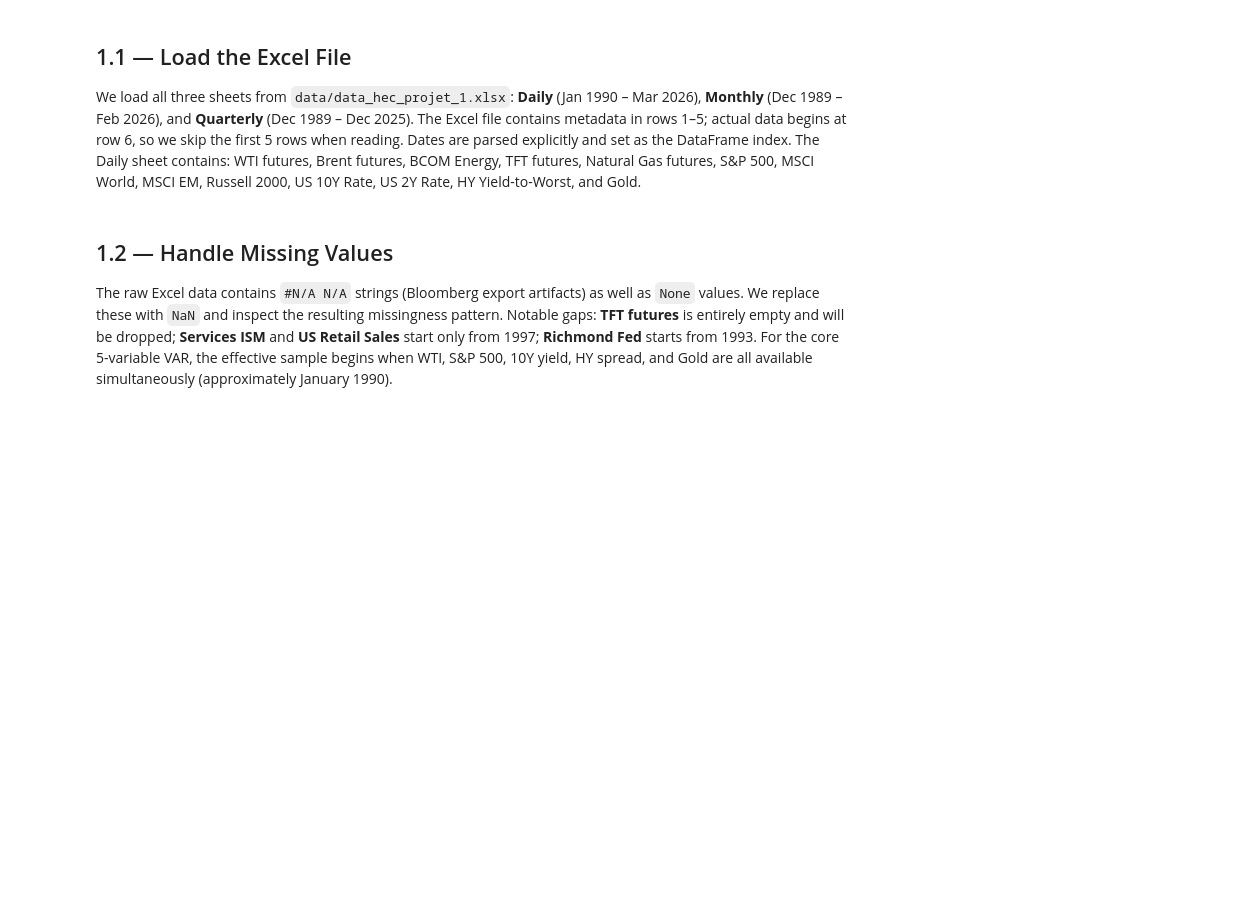
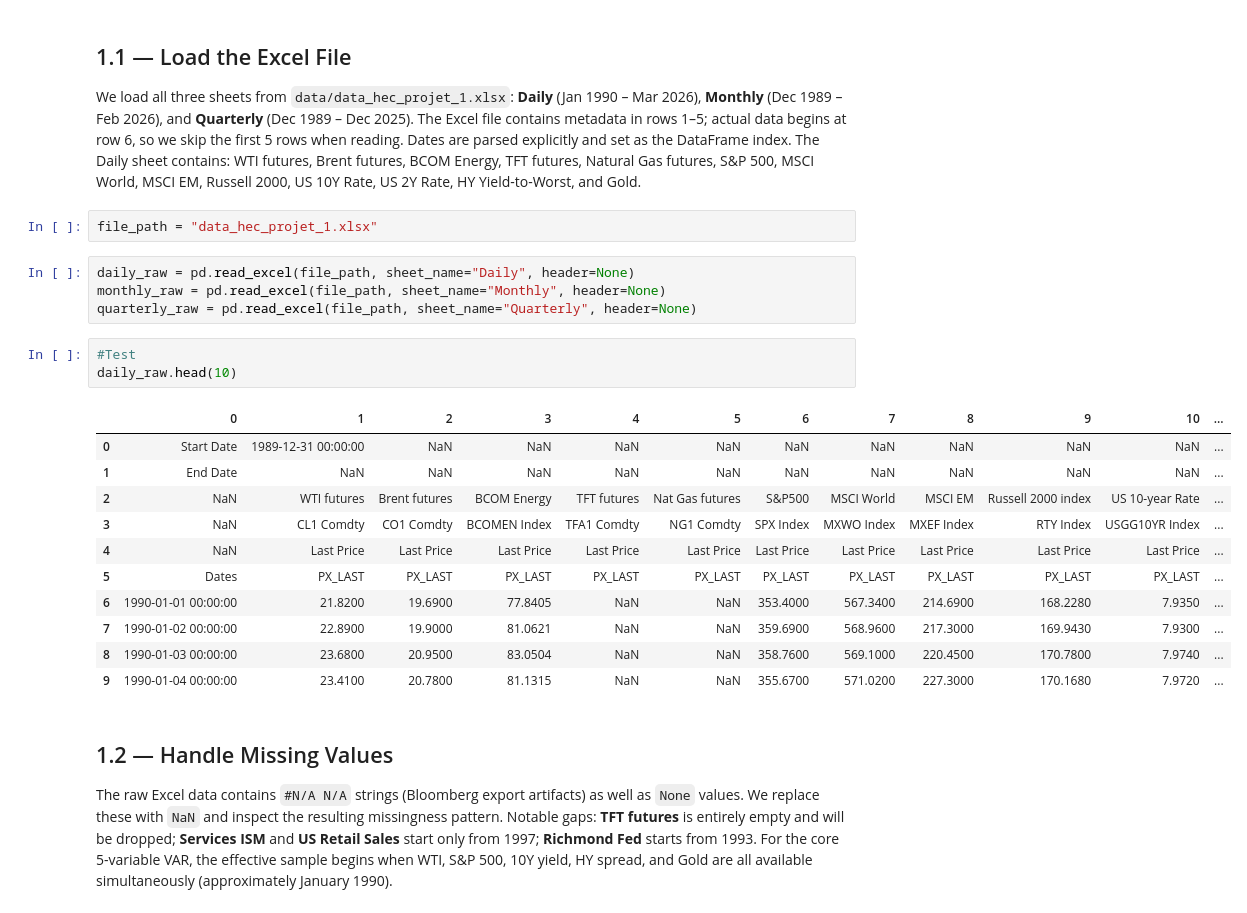
Before and after one commit to Altankaragulle/EMIF_Project_Oil, a Jupyter notebook: EMIF_Oil_Shock_Project.ipynb, the cells around one changed output. Saved outputs shown, nothing was run; the diff lists cells and outputs as text; blank space fills up the shorter version.

Commit message:
Data cleaning

```diff
--- a/EMIF_Oil_Shock_Project.ipynb
+++ b/EMIF_Oil_Shock_Project.ipynb
@@ -41,6 +41,27 @@ plt.rcParams["figure.figsize"] = (12, 5)
 ## 1.1 — Load the Excel File
 
 We load all three sheets from `data/data_hec_projet_1.xlsx`: **Daily** (Jan 1990 – Mar 2026), **Monthly** (Dec 1989 – Feb 2026), and **Quarterly** (Dec 1989 – Dec 2025). The Excel file contains metadata in rows 1–5; actual data begins at row 6, so we skip the first 5 rows when reading. Dates are parsed explicitly and set as the DataFrame index. The Daily sheet contains: WTI futures, Brent futures, BCOM Energy, TFT futures, Natural Gas futures, S&P 500, MSCI World, MSCI EM, Russell 2000, US 10Y Rate, US 2Y Rate, HY Yield-to-Worst, and Gold.
+# %%
+file_path = "data_hec_projet_1.xlsx"
+# %%
+daily_raw = pd.read_excel(file_path, sheet_name="Daily", header=None)
+monthly_raw = pd.read_excel(file_path, sheet_name="Monthly", header=None)
+quarterly_raw = pd.read_excel(file_path, sheet_name="Quarterly", header=None)
+# %%
+#Test
+daily_raw.head(10)
+# %% [output]
+|  | 0 | 1 | 2 | 3 | 4 | 5 | 6 | 7 | 8 | 9 | 10 | ... |
+| 0 | Start Date | 1989-12-31 00:00:00 | NaN | NaN | NaN | NaN | NaN | NaN | NaN | NaN | NaN | ... |
+| 1 | End Date | NaN | NaN | NaN | NaN | NaN | NaN | NaN | NaN | NaN | NaN | ... |
+| 2 | NaN | WTI futures | Brent futures | BCOM Energy | TFT futures | Nat Gas futures | S&P500 | MSCI World | MSCI EM | Russell 2000 index | US 10-year Rate | ... |
+| 3 | NaN | CL1 Comdty | CO1 Comdty | BCOMEN Index | TFA1 Comdty | NG1 Comdty | SPX Index | MXWO Index | MXEF Index | RTY Index | USGG10YR Index | ... |
+| 4 | NaN | Last Price | Last Price | Last Price | Last Price | Last Price | Last Price | Last Price | Last Price | Last Price | Last Price | ... |
+| 5 | Dates | PX_LAST | PX_LAST | PX_LAST | PX_LAST | PX_LAST | PX_LAST | PX_LAST | PX_LAST | PX_LAST | PX_LAST | ... |
+| 6 | 1990-01-01 00:00:00 | 21.8200 | 19.6900 | 77.8405 | NaN | NaN | 353.4000 | 567.3400 | 214.6900 | 168.2280 | 7.9350 | ... |
+| 7 | 1990-01-02 00:00:00 | 22.8900 | 19.9000 | 81.0621 | NaN | NaN | 359.6900 | 568.9600 | 217.3000 | 169.9430 | 7.9300 | ... |
+| 8 | 1990-01-03 00:00:00 | 23.6800 | 20.9500 | 83.0504 | NaN | NaN | 358.7600 | 569.1000 | 220.4500 | 170.7800 | 7.9740 | ... |
+| 9 | 1990-01-04 00:00:00 | 23.4100 | 20.7800 | 81.1315 | NaN | NaN | 355.6700 | 571.0200 | 227.3000 | 170.1680 | 7.9720 | ... |
 # %% [markdown]
 ## 1.2 — Handle Missing Values
 
```
Also changed, not shown: parts of 11 cells of this notebook, 1 other file.
